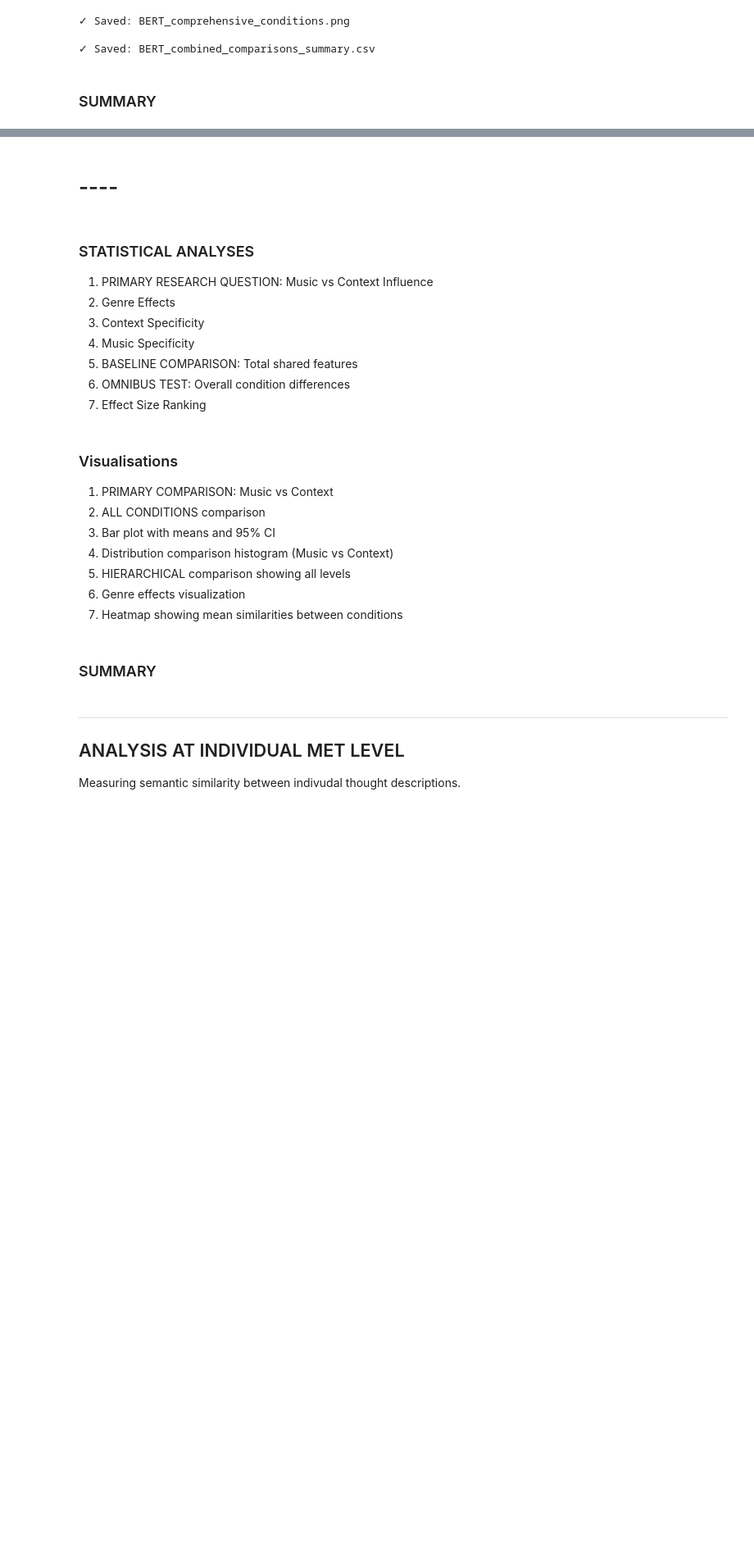
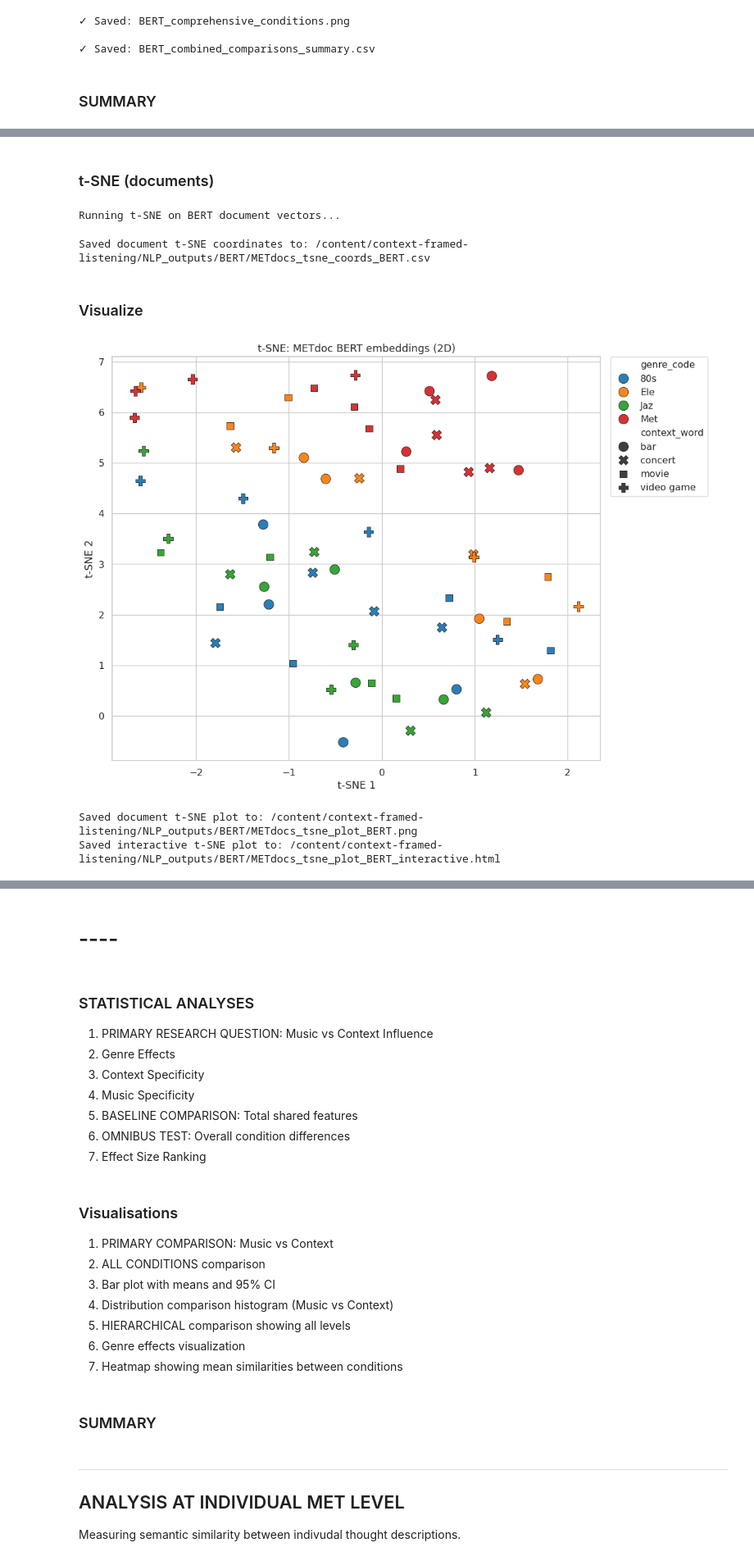
Before and after one commit to HazelvdW/context-framed-listening, a Jupyter notebook: framed_listening_BERT.ipynb, the cells around one changed output, grey strips where cells are left out. Shown at 82% size. Cells and saved outputs as stored; diff of their text form; code cells hidden in the pictures; blank space fills up the shorter version.

Commit message:
t-SNE trial run BERT

```diff
--- a/framed_listening_BERT.ipynb
+++ b/framed_listening_BERT.ipynb
@@ -2176,0 +2289,78 @@ GitHub: https://github.com/HazelvdW/context-framed-listening
+# %% [markdown]
+### t-SNE (documents)
+# %%
+# ---------- t-SNE (documents) ----------
+print("Running t-SNE on BERT document vectors...")
+tsne = TSNE(n_components=2, perplexity=TSNE_PERPLEXITY, n_iter=TSNE_N_ITER,
+            random_state=TSNE_RANDOM_STATE, init='pca', learning_rate='auto')
+X_doc_emb = tsne.fit_transform(X_svd)
+
+emb_df = pd.DataFrame(X_doc_emb, columns=['TSNE1', 'TSNE2'])
+emb_df = pd.concat([meta.reset_index(drop=True), emb_df], axis=1)
+
+# Save coordinates
+emb_csv = os.path.join(SAVE_DIR, 'METdocs_tsne_coords_BERT.csv')
+emb_df.to_csv(emb_csv, index=False)
+print(f"Saved document t-SNE coordinates to: {emb_csv}")
+# %% [output]
+Running t-SNE on BERT document vectors...
+Saved document t-SNE coordinates to: /content/context-framed-listening/NLP_outputs/BERT/METdocs_tsne_coords_BERT.csv
+# %% [markdown]
+### Visualize
+# %%
+# ---------- PLOT (documents) ----------
+plt.figure(figsize=(11, 8))
+sns.set(style='whitegrid', font_scale=1.05)
+
+# Use hue by genre, marker style by context_word (if many contexts, seaborn will cycle markers)
+ax = sns.scatterplot(data=emb_df, x='TSNE1', y='TSNE2',
+                     hue='genre_code', style='context_word',
+                     palette='tab10', s=140, alpha=0.95, edgecolor='k', linewidth=0.6)
+
+plt.title('t-SNE: METdoc BERT embeddings (2D)')
+plt.xlabel('t-SNE 1')
+plt.ylabel('t-SNE 2')
+
+# Position legend outside
+plt.legend(bbox_to_anchor=(1.02, 1), loc='upper left', borderaxespad=0., frameon=True)
+
+plt.tight_layout()
+png_path = os.path.join(SAVE_DIR, 'METdocs_tsne_plot_BERT.png')
+plt.savefig(png_path, dpi=300, bbox_inches='tight')
+plt.show()
+print(f"Saved document t-SNE plot to: {png_path}")
+
+# Optional: annotate a few points (clip labels). Use with care for clutter.
+if ANNOTATE_POINTS:
+    # choose points to annotate: either all or a heuristic (here annotate the first ANNOTATE_TOP unique clips)
+    annotate_n = min(ANNOTATE_TOP, len(emb_df))
+    subset = emb_df.head(annotate_n)
+    plt.figure(figsize=(11, 8))
+    sns.scatterplot(data=emb_df, x='TSNE1', y='TSNE2', hue='genre_code', style='context_word',
+                    palette='tab10', s=100, alpha=0.7)
+    for _, row in subset.iterrows():
+        plt.text(row['TSNE1'] + 1e-3, row['TSNE2'] + 1e-3, row['clip_name'], fontsize=9)
+    plt.title('t-SNE (annotated subset)')
+    plt.tight_layout()
+    annotated_png = os.path.join(SAVE_DIR, 'METdocs_tsne_plot_BERT_annotated.png')
+    plt.savefig(annotated_png, dpi=300, bbox_inches='tight')
+    plt.show()
+    print(f"Saved annotated t-SNE plot to: {annotated_png}")
+
+# Optional: save interactive plot (plotly)
+if PLOTLY_INTERACTIVE:
+    try:
+        import plotly.express as px
+        html_path = os.path.join(SAVE_DIR, 'METdocs_tsne_plot_BERT_interactive.html')
+        fig = px.scatter(emb_df, x='TSNE1', y='TSNE2',
+                         color='genre_code', symbol='context_word',
+                         hover_data=['ClipContext_pair', 'clip_name', 'context_word', 'genre_code'])
+        fig.update_layout(title='t-SNE: METdoc BERT embeddings (interactive)')
+        fig.write_html(html_path)
+        print(f"Saved interactive t-SNE plot to: {html_path}")
+    except Exception as e:
+        print("Plotly not available or failed to create interactive plot:", e)
+# %% [output]
+[figure, added]
+Saved document t-SNE plot to: /content/context-framed-listening/NLP_outputs/BERT/METdocs_tsne_plot_BERT.png
+Saved interactive t-SNE plot to: /content/context-framed-listening/NLP_outputs/BERT/METdocs_tsne_plot_BERT_interactive.html
```
Also changed, not shown: parts of 11 cells of this notebook.
